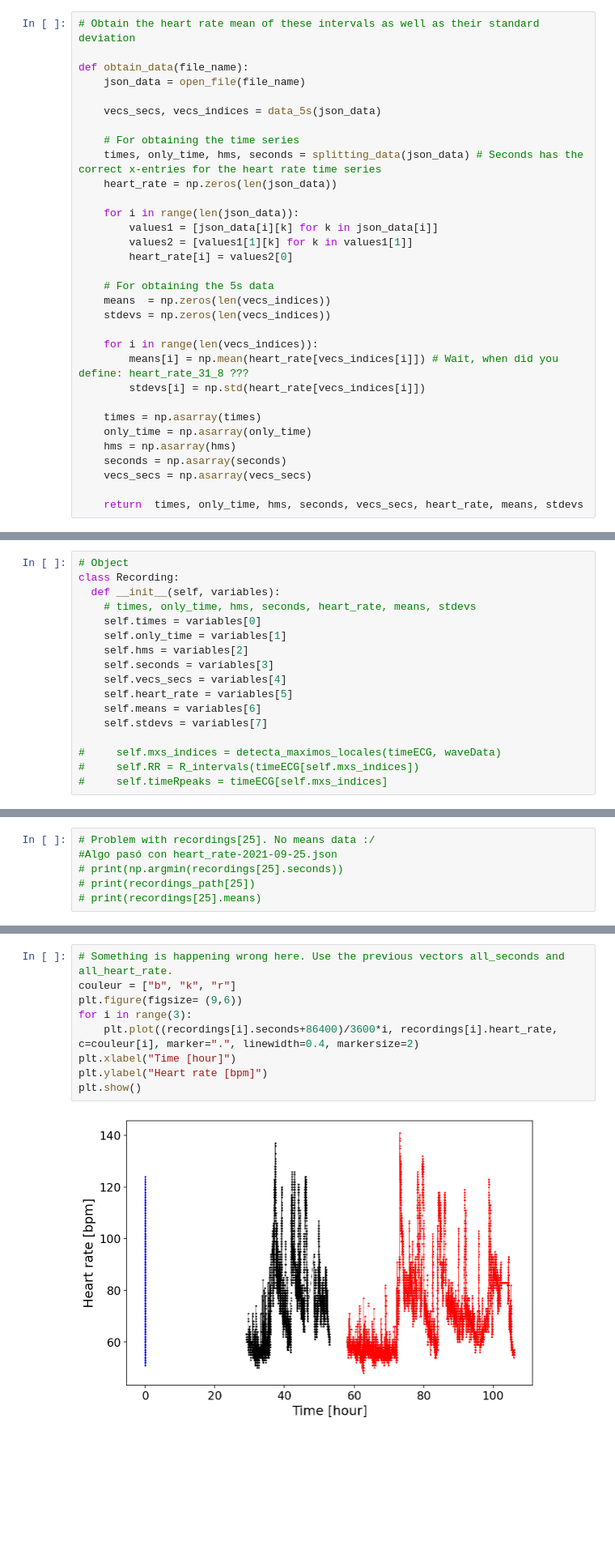
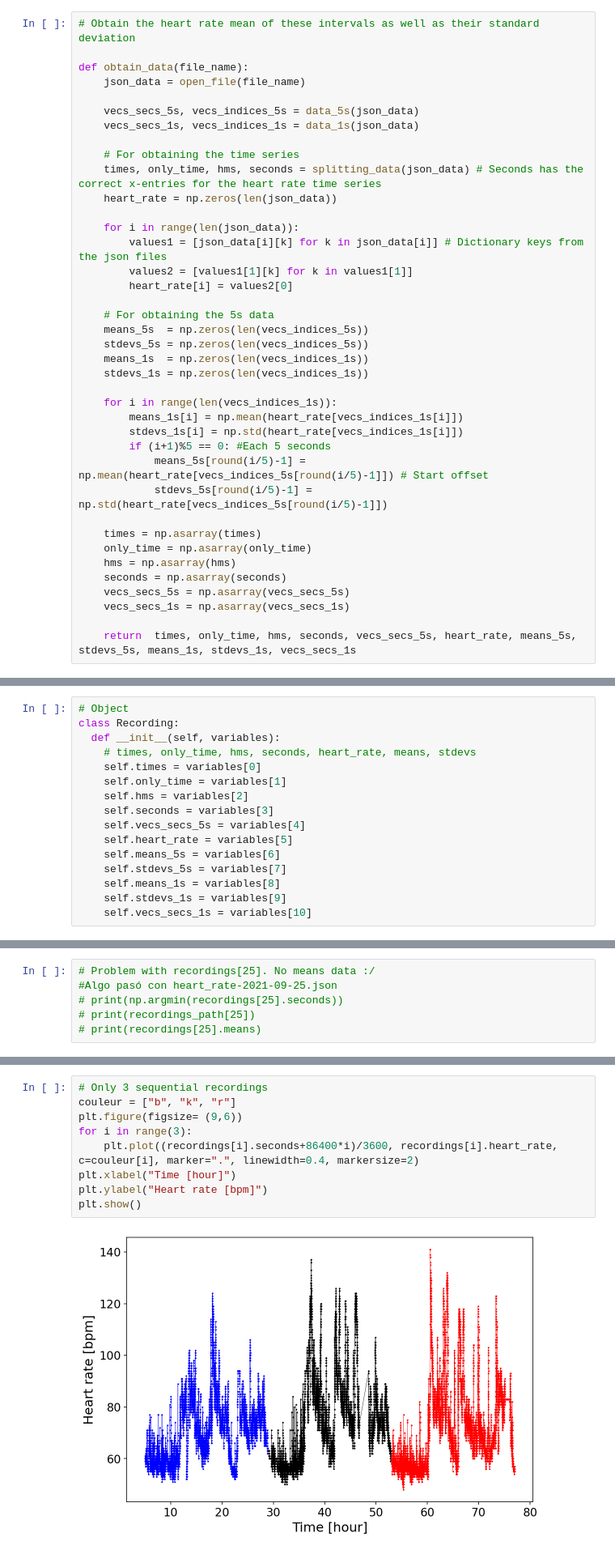
Before and after one commit to DanidelRio/Heart, a Jupyter notebook: json_analysis.ipynb, the cells around one changed output, grey strips where cells are left out. Shown at 81% size. Drawn from its saved outputs; the diff is of its cells as text; blank space fills up the shorter version.

Commit message:
Implementing the 1s idea and including histograms

```diff
--- a/json_analysis.ipynb
+++ b/json_analysis.ipynb
@@ -131,29 +138,36 @@ print(24*3600)
 def obtain_data(file_name):
     json_data = open_file(file_name)
 
-    vecs_secs, vecs_indices = data_5s(json_data)
+    vecs_secs_5s, vecs_indices_5s = data_5s(json_data)
+    vecs_secs_1s, vecs_indices_1s = data_1s(json_data)
 
     # For obtaining the time series
     times, only_time, hms, seconds = splitting_data(json_data) # Seconds has the correct x-entries for the heart rate time series
     heart_rate = np.zeros(len(json_data))
 
     for i in range(len(json_data)):
-        values1 = [json_data[i][k] for k in json_data[i]]
+        values1 = [json_data[i][k] for k in json_data[i]] # Dictionary keys from the json files
         values2 = [values1[1][k] for k in values1[1]]
         heart_rate[i] = values2[0]
 
     # For obtaining the 5s data
-    means  = np.zeros(len(vecs_indices))
-    stdevs = np.zeros(len(vecs_indices))
+    means_5s  = np.zeros(len(vecs_indices_5s))
+    stdevs_5s = np.zeros(len(vecs_indices_5s))
+    means_1s  = np.zeros(len(vecs_indices_1s))
+    stdevs_1s = np.zeros(len(vecs_indices_1s))
 
-    for i in range(len(vecs_indices)):
-        means[i] = np.mean(heart_rate[vecs_indices[i]]) # Wait, when did you define: heart_rate_31_8 ???
-        stdevs[i] = np.std(heart_rate[vecs_indices[i]])
+    for i in range(len(vecs_indices_1s)):
+        means_1s[i] = np.mean(heart_rate[vecs_indices_1s[i]])
+        stdevs_1s[i] = np.std(heart_rate[vecs_indices_1s[i]])
+        if (i+1)%5 == 0: #Each 5 seconds
+            means_5s[round(i/5)-1] = np.mean(heart_rate[vecs_indices_5s[round(i/5)-1]]) # Start offset
+            stdevs_5s[round(i/5)-1] = np.std(heart_rate[vecs_indices_5s[round(i/5)-1]])
 
     times = np.asarray(times)
     only_time = np.asarray(only_time)
     hms = np.asarray(hms)
     seconds = np.asarray(seconds)
-    vecs_secs = np.asarray(vecs_secs)
+    vecs_secs_5s = np.asarray(vecs_secs_5s)
+    vecs_secs_1s = np.asarray(vecs_secs_1s)
 
-    return  times, only_time, hms, seconds, vecs_secs, heart_rate, means, stdevs
+    return  times, only_time, hms, seconds, vecs_secs_5s, heart_rate, means_5s, stdevs_5s, means_1s, stdevs_1s, vecs_secs_1s
@@ -179,12 +202,11 @@ class Recording:
     self.only_time = variables[1]
     self.hms = variables[2]
     self.seconds = variables[3]
-    self.vecs_secs = variables[4]
+    self.vecs_secs_5s = variables[4]
     self.heart_rate = variables[5]
-    self.means = variables[6]
-    self.stdevs = variables[7]
-
-#     self.mxs_indices = detecta_maximos_locales(timeECG, waveData)
-#     self.RR = R_intervals(timeECG[self.mxs_indices])
-#     self.timeRpeaks = timeECG[self.mxs_indices]
+    self.means_5s = variables[6]
+    self.stdevs_5s = variables[7]
+    self.means_1s = variables[8]
+    self.stdevs_1s = variables[9]
+    self.vecs_secs_1s = variables[10]
 # %%
@@ -362,16 +336,16 @@ plt.show()
 # %% [output]
 [figure]
 # %%
-# Something is happening wrong here. Use the previous vectors all_seconds and all_heart_rate.
+# Only 3 sequential recordings
 couleur = ["b", "k", "r"]
 plt.figure(figsize= (9,6))
 for i in range(3):
-    plt.plot((recordings[i].seconds+86400)/3600*i, recordings[i].heart_rate, c=couleur[i], marker=".", linewidth=0.4, markersize=2)
+    plt.plot((recordings[i].seconds+86400*i)/3600, recordings[i].heart_rate, c=couleur[i], marker=".", linewidth=0.4, markersize=2)
 plt.xlabel("Time [hour]")
 plt.ylabel("Heart rate [bpm]")
 plt.show()
 # %% [output]
-[figure, old version]
+[figure, new version]
 # %%
 plt.plot(recordings[0].heart_rate, c="b")
 plt.plot(recordings[1].heart_rate, c="k")
```
Also changed, not shown: parts of 38 cells of this notebook.
